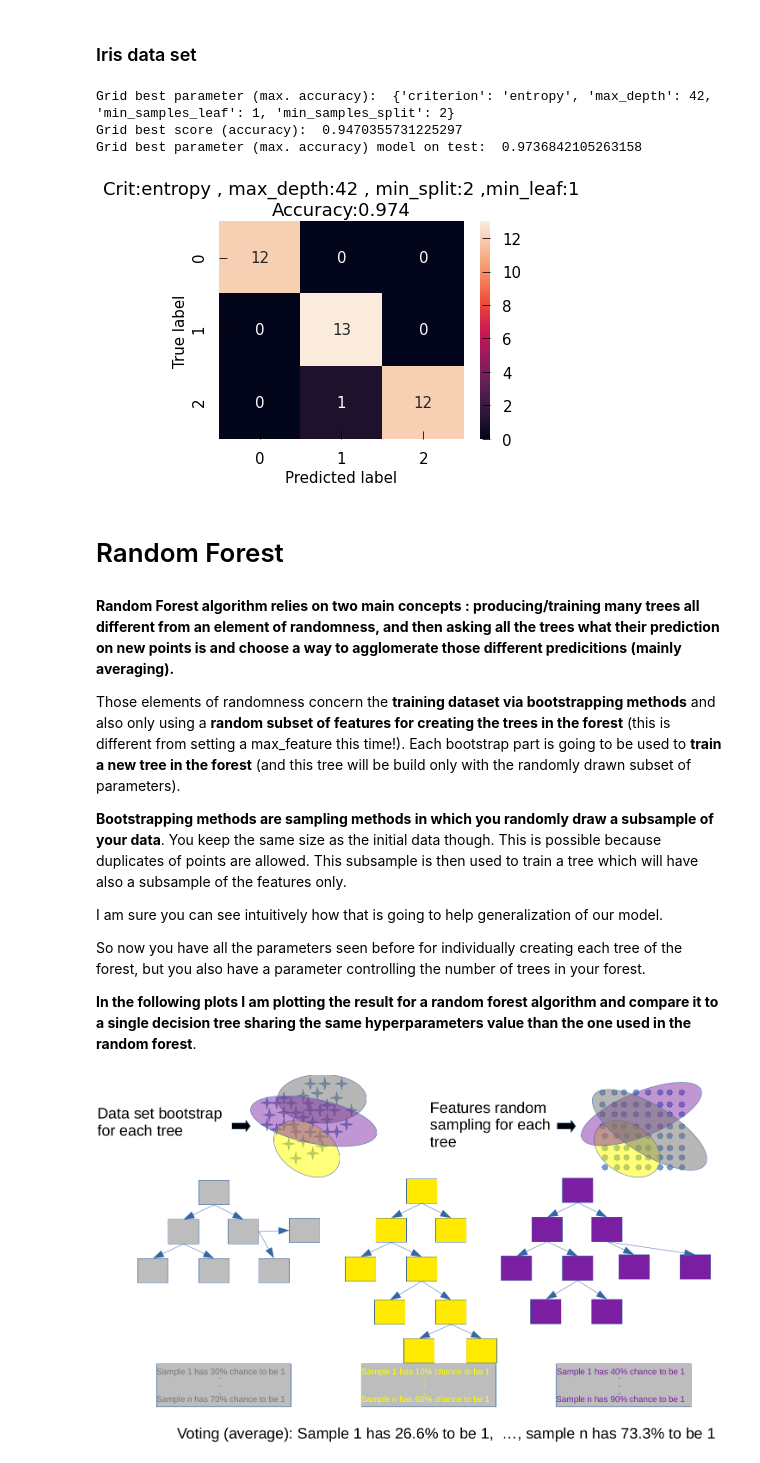
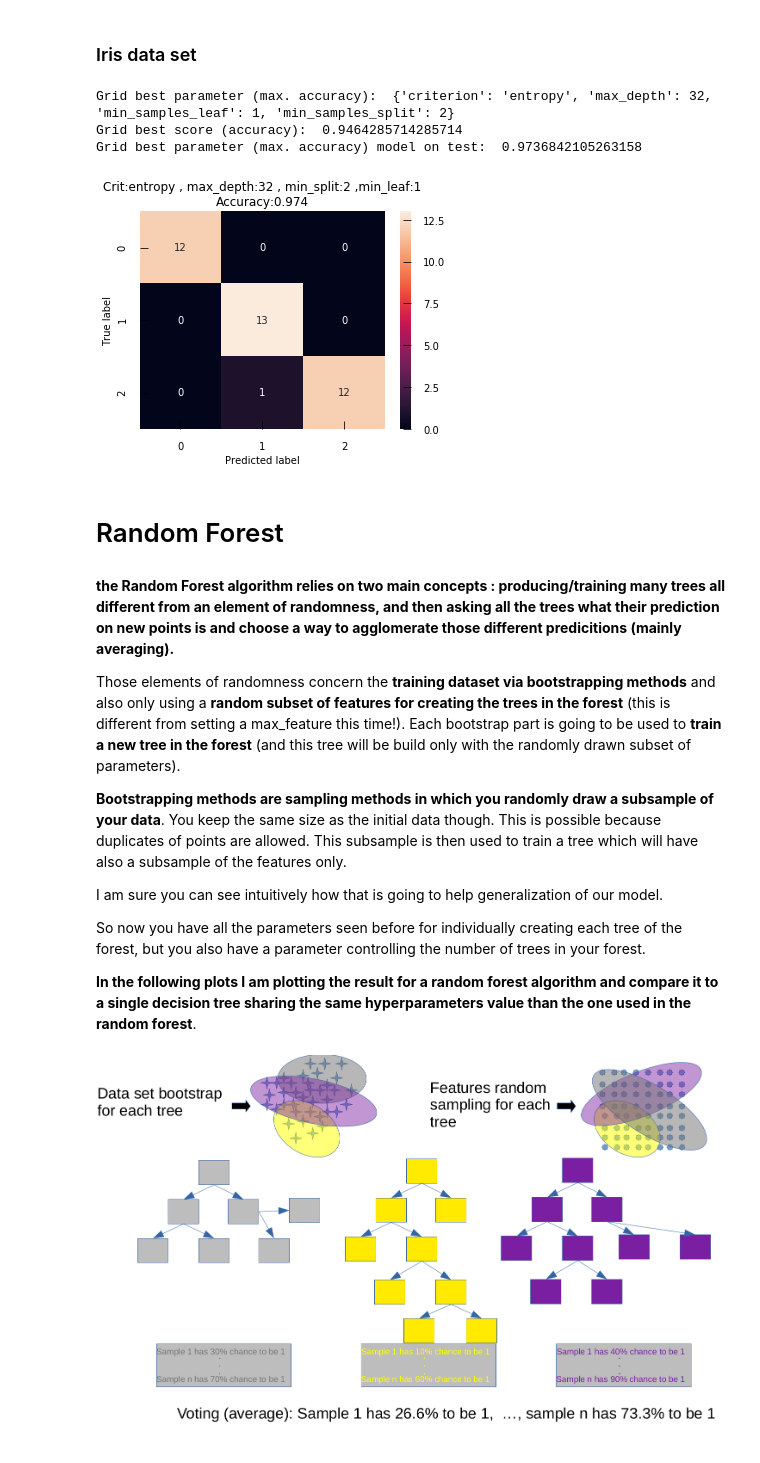
Before and after one commit to sib-swiss/intro-machine-learning-training, a Jupyter notebook: python_notebooks/Chapter_3_Machine_Learning_based_on_decision_trees_for_classification.ipynb, the cells around one changed output. Saved outputs shown, nothing was run; the diff lists cells and outputs as text; code cells hidden in the pictures.

```diff
--- a/python_notebooks/Chapter_3_Machine_Learning_based_on_decision_trees_for_classification.ipynb
+++ b/python_notebooks/Chapter_3_Machine_Learning_based_on_decision_trees_for_classification.ipynb
@@ -363,42 +396,44 @@ grid_values = {'criterion': ['entropy','gini'],
 
 grid_tree_acc = GridSearchCV(DecisionTreeClassifier(), param_grid = grid_values, scoring='accuracy',n_jobs=-1)#Feed it to the GridSearchCV with the right
 #score over which the decision should be taken
 
 grid_tree_acc.fit(X_iris_train, y_iris_train)
 
 y_decision_fn_scores_acc=grid_tree_acc.score(X_iris_test,y_iris_test)
 
 print('Grid best parameter (max. accuracy): ', grid_tree_acc.best_params_)#get the best parameters
 print('Grid best score (accuracy): ', grid_tree_acc.best_score_)#get the best score calculated from the train/validation
 #dataset
 print('Grid best parameter (max. accuracy) model on test: ', y_decision_fn_scores_acc)# get the equivalent score on the test
 #dataset : again this is the important metric
 
 y_pred_test_i=grid_tree_acc.predict(X_iris_test)
 
 confusion_mc_i = confusion_matrix(y_iris_test, y_pred_test_i)
 df_cm_i = pd.DataFrame(confusion_mc_i,
-                     index = [i for i in range(0,len(iris['target_names']))], columns = [i for i in range(0,len(iris['target_names']))])
+                     index = [i for i in range(0,len(iris['target_names']))],
+                       columns = [i for i in range(0,len(iris['target_names']))])
 
 plt.figure(figsize=(5.5,4))
-sns.heatmap(df_cm_i, annot=True)
+ax = sns.heatmap(df_cm_i, annot=True)
+ax.set_ylim(3,0)
 plt.title('Crit:'+str(grid_tree_acc.best_params_['criterion'])
           +' , max_depth:'+str(grid_tree_acc.best_params_['max_depth'])+' , min_split:'+str(grid_tree_acc.best_params_['min_samples_split'])+
           ' ,min_leaf:'+str(grid_tree_acc.best_params_['min_samples_leaf'])
           +'\nAccuracy:{0:.3f}'.format(accuracy_score(y_iris_test,
                                                                        y_pred_test_i)))
 plt.ylabel('True label')
 plt.xlabel('Predicted label')
 plt.show()
 # %% [output]
-Grid best parameter (max. accuracy):  {'criterion': 'entropy', 'max_depth': 42, 'min_samples_leaf': 1, 'min_samples_split': 2}
-Grid best score (accuracy):  0.9470355731225297
+Grid best parameter (max. accuracy):  {'criterion': 'entropy', 'max_depth': 32, 'min_samples_leaf': 1, 'min_samples_split': 2}
+Grid best score (accuracy):  0.9464285714285714
 Grid best parameter (max. accuracy) model on test:  0.9736842105263158
-[figure, old version]
+[figure, new version]
 # %% [markdown]
 # Random Forest <a class="anchor" id="Random-Forest"></a>
 # %% [markdown]
-**Random Forest algorithm relies on two main concepts : producing/training many trees all different from an element of randomness, and then asking all the trees what their prediction on new points is and choose a way to agglomerate those different predicitions (mainly averaging).**
+**the Random Forest algorithm relies on two main concepts : producing/training many trees all different from an element of randomness, and then asking all the trees what their prediction on new points is and choose a way to agglomerate those different predicitions (mainly averaging).**
 
 Those elements of randomness concern the **training dataset via bootstrapping methods** and also only using a **random subset of features for creating the trees in the forest** (this is different from setting a max_feature this time!). Each  bootstrap part is going to be used to **train a new tree in the forest** (and this tree will be build only with the randomly drawn subset of parameters).
 
```
Also changed, not shown: parts of 20 cells of this notebook.
